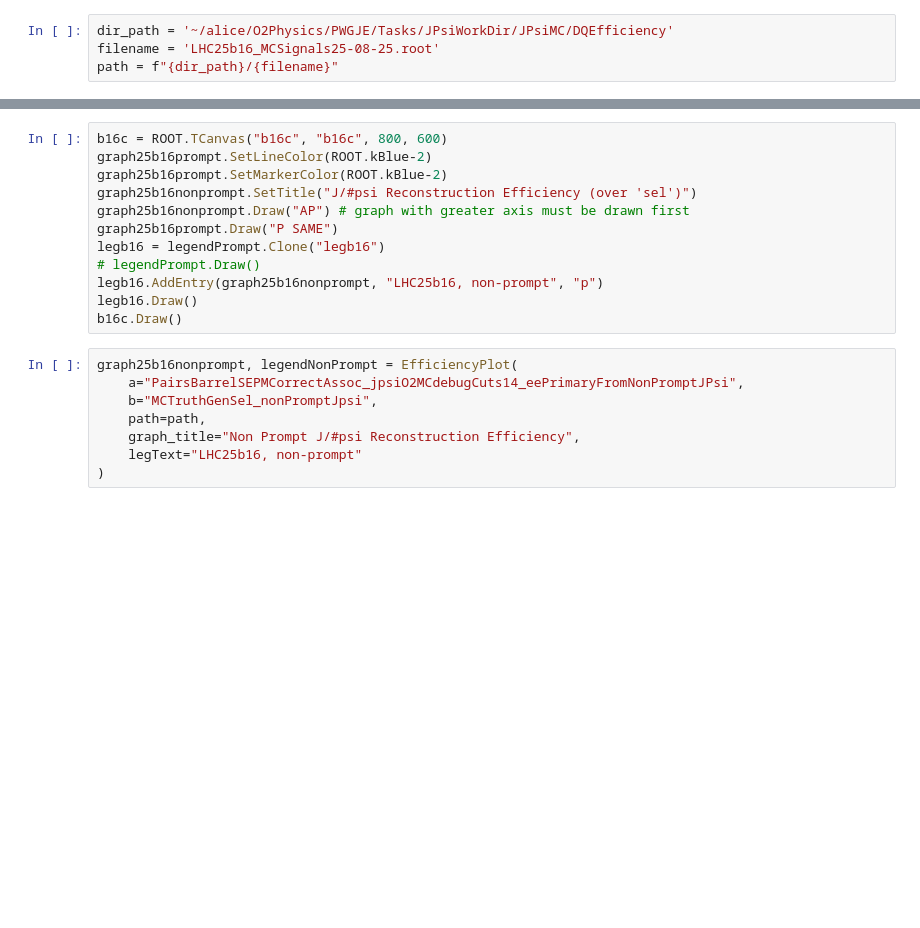
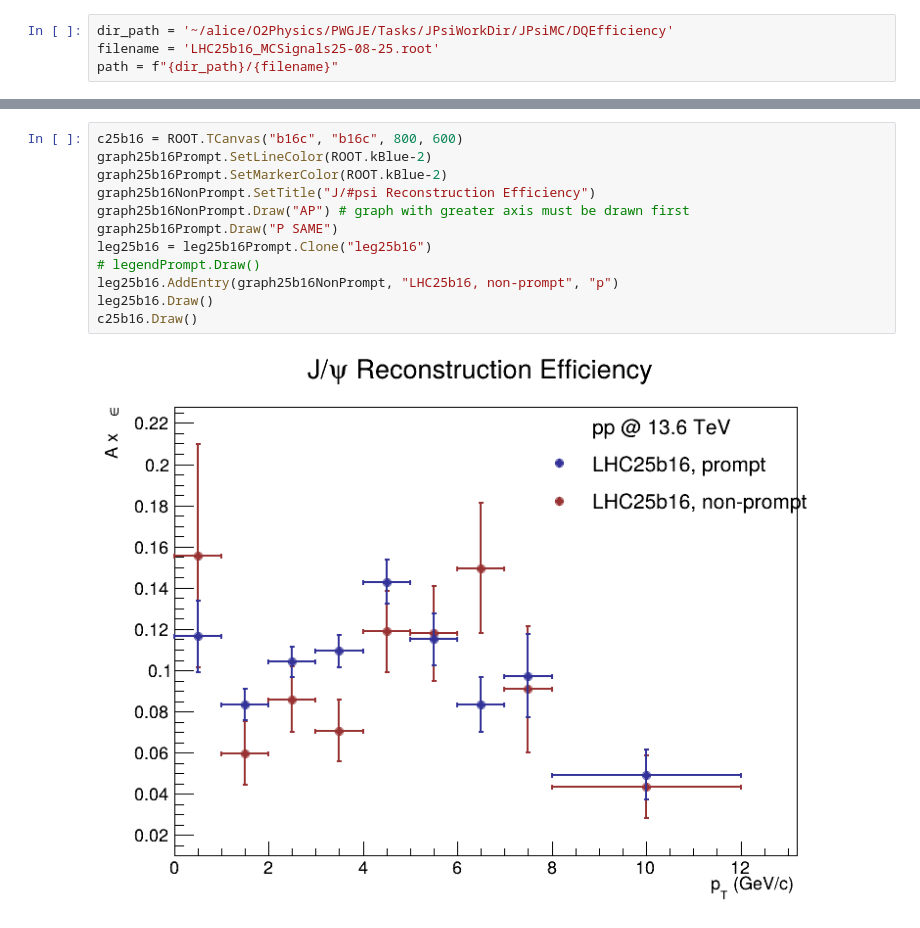
Before and after one commit to LucasFerrandi/Jpsi-Jets-Analysis, a Jupyter notebook: EfficiencyAndML/EfficienciesJPsi.ipynb, the cells around one changed output, grey strips where cells are left out. Drawn from its saved outputs; the diff is of its cells as text; blank space fills up the shorter version.

```diff
--- a/EfficiencyAndML/EfficienciesJPsi.ipynb
+++ b/EfficiencyAndML/EfficienciesJPsi.ipynb
@@ -360,20 +241,14 @@ cAll.Draw()
 # %%
-b16c = ROOT.TCanvas("b16c", "b16c", 800, 600)
-graph25b16prompt.SetLineColor(ROOT.kBlue-2)
-graph25b16prompt.SetMarkerColor(ROOT.kBlue-2)
-graph25b16nonprompt.SetTitle("J/#psi Reconstruction Efficiency (over 'sel')")
-graph25b16nonprompt.Draw("AP") # graph with greater axis must be drawn first
-graph25b16prompt.Draw("P SAME")
-legb16 = legendPrompt.Clone("legb16")
+c25b16 = ROOT.TCanvas("b16c", "b16c", 800, 600)
+graph25b16Prompt.SetLineColor(ROOT.kBlue-2)
+graph25b16Prompt.SetMarkerColor(ROOT.kBlue-2)
+graph25b16NonPrompt.SetTitle("J/#psi Reconstruction Efficiency")
+graph25b16NonPrompt.Draw("AP") # graph with greater axis must be drawn first
+graph25b16Prompt.Draw("P SAME")
+leg25b16 = leg25b16Prompt.Clone("leg25b16")
 # legendPrompt.Draw()
-legb16.AddEntry(graph25b16nonprompt, "LHC25b16, non-prompt", "p")
-legb16.Draw()
-b16c.Draw()
+leg25b16.AddEntry(graph25b16NonPrompt, "LHC25b16, non-prompt", "p")
+leg25b16.Draw()
+c25b16.Draw()
+# %% [output]
+[figure, added]
-# %%
-graph25b16nonprompt, legendNonPrompt = EfficiencyPlot(
-    a="PairsBarrelSEPMCorrectAssoc_jpsiO2MCdebugCuts14_eePrimaryFromNonPromptJPsi",
-    b="MCTruthGenSel_nonPromptJpsi",
-    path=path,
-    graph_title="Non Prompt J/#psi Reconstruction Efficiency",
-    legText="LHC25b16, non-prompt"
-)
```
Also changed, not shown: parts of 13 cells of this notebook.
